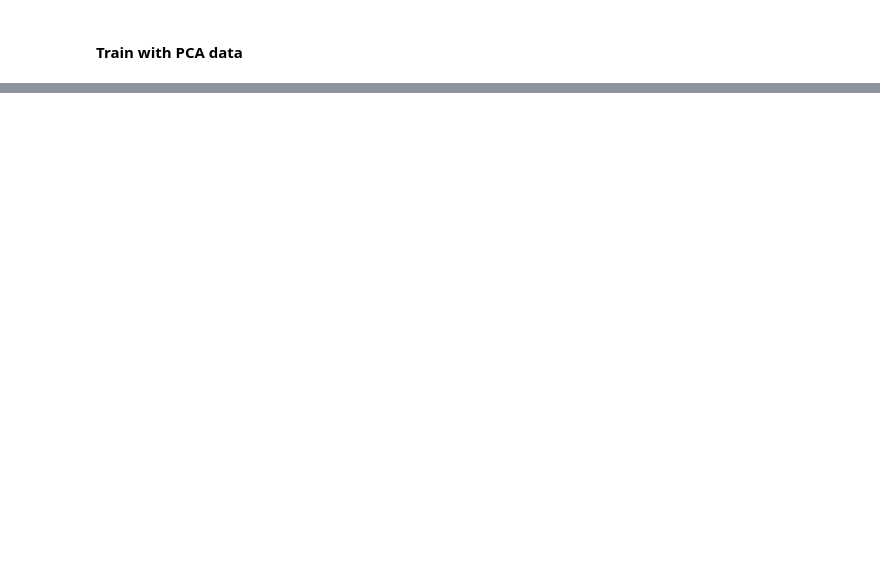
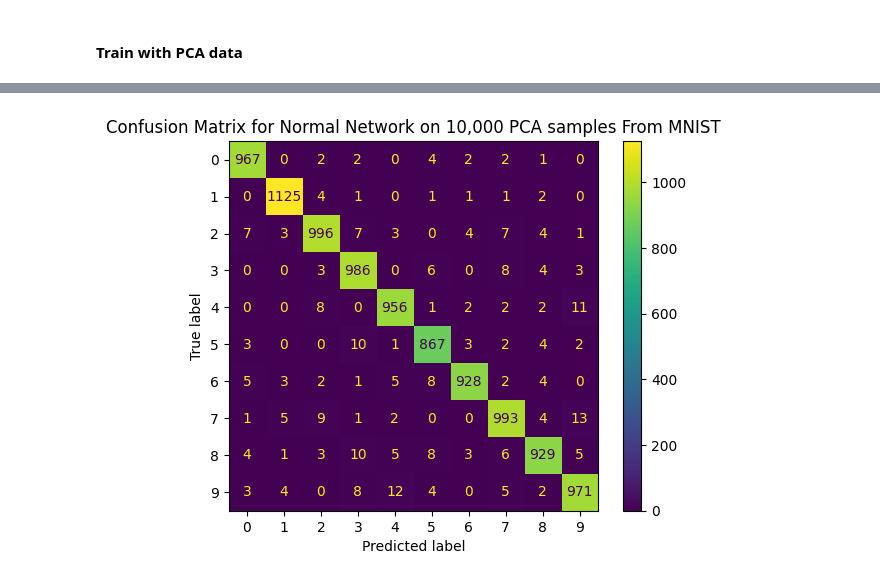
Before and after one commit to vivaansinghvi07/pca-neural-networks, a Jupyter notebook: visualization.ipynb, the cells around one changed output, grey strips where cells are left out. Cells and saved outputs as stored; diff of their text form; code cells hidden in the pictures; blank space fills up the shorter version.

```diff
--- a/visualization.ipynb
+++ b/visualization.ipynb
@@ -44,4 +42,4 @@ plt.show()
 # %% [markdown]
 #### Train with PCA data
 # %%
-model = PCANetwork(unpack_data=True)
+model = PCANetwork(0.95, unpack_data=True)
@@ -64,0 +61,3 @@ test_network(model)
+# %%
+res = test_network(model)
+print(res)
@@ -65 +75,8 @@ test_network(model)
+# %%
+disp = ConfusionMatrixDisplay(confusion_matrix=res["confusion matrix"])
+disp.plot()
+plt.title("Confusion Matrix for Normal Network on 10,000 PCA samples From MNIST")
+plt.show()
+# %% [output]
+[figure, added]
 # %%
```
Also changed, not shown: parts of 9 cells of this notebook, 3 other files.
